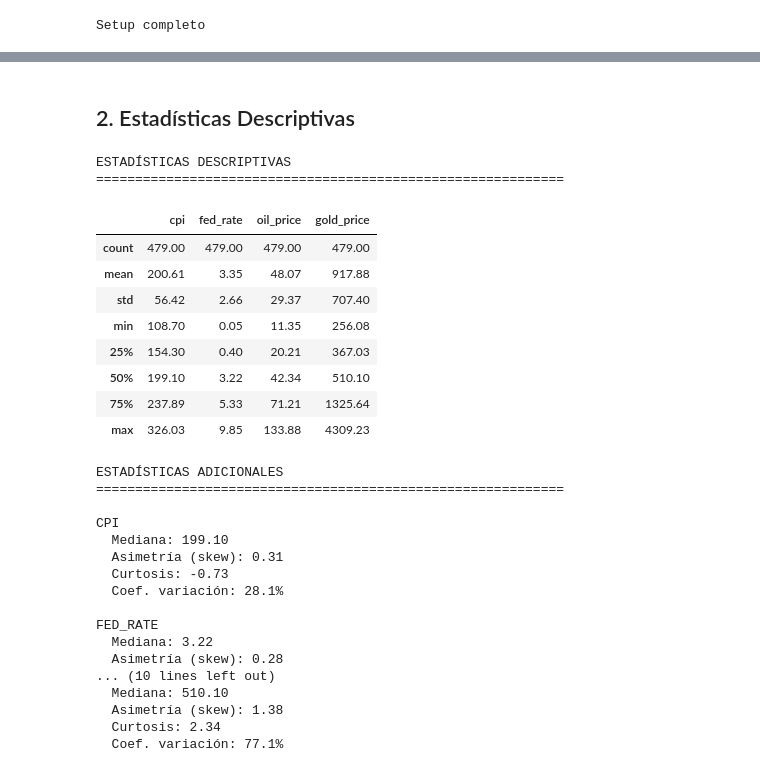
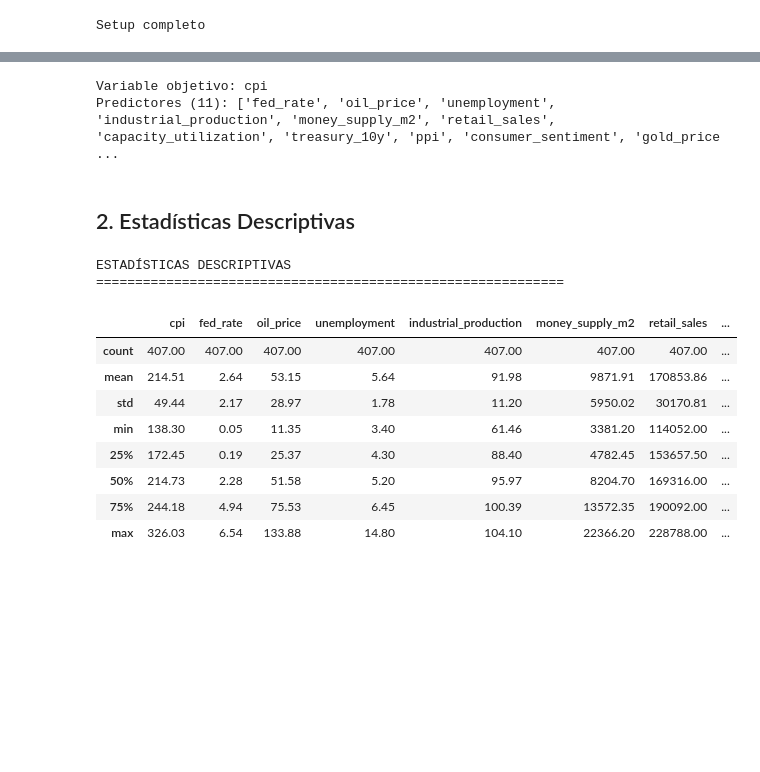
Before and after one commit to TotrepData/inflation-predictor, a Jupyter notebook: notebooks/02_eda.ipynb, the cells around one changed output, grey strips where cells are left out. Saved outputs shown, nothing was run; the diff lists cells and outputs as text; code cells hidden in the pictures; blank space fills up the shorter version.

```diff
--- a/notebooks/02_eda.ipynb
+++ b/notebooks/02_eda.ipynb
@@ -30,8 +44,11 @@ Setup completo
 # %%
 # Cargar datos
 df = pd.read_csv('data/processed/dataset_modelo.csv', parse_dates=['date'])
+df = df.set_index('date')
 
 print(f"Dataset cargado: {len(df)} filas")
-print(f"Período: {df['date'].min().strftime('%Y-%m')} a {df['date'].max().strftime('%Y-%m')}")
-print(f"Columnas: {list(df.columns)}")
+print(f"Período: {df.index.min().strftime('%Y-%m')} a {df.index.max().strftime('%Y-%m')}")
+print(f"\nColumnas ({len(df.columns)}):")
+for i, col in enumerate(df.columns, 1):
+    print(f"  {i:2}. {col}")
 # %% [output]
@@ -41,50 +71,32 @@ Columnas: ['date', 'cpi', 'fed_rate', 'oil_price', 'gold_price']
+# %%
+# Definir variables
+target = 'cpi'
+predictores = [col for col in df.columns if col != 'cpi']
+variables = [target] + predictores
+
+# Colores para gráficos
+colores = plt.cm.tab20(np.linspace(0, 1, len(variables)))
+
+print(f"Variable objetivo: {target}")
+print(f"Predictores ({len(predictores)}): {predictores}")
+# %% [output]
+Variable objetivo: cpi
+Predictores (11): ['fed_rate', 'oil_price', 'unemployment', 'industrial_production', 'money_supply_m2', 'retail_sales', 'capacity_utilization', 'treasury_10y', 'ppi', 'consumer_sentiment', 'gold_price ...
 # %% [markdown]
 ## 2. Estadísticas Descriptivas
 # %%
-# Variables numéricas
-variables = ['cpi', 'fed_rate', 'oil_price', 'gold_price']
-
 print("ESTADÍSTICAS DESCRIPTIVAS")
 print("=" * 60)
 df[variables].describe().round(2)
 # %% [output]
 ESTADÍSTICAS DESCRIPTIVAS
 ============================================================
-|  | cpi | fed_rate | oil_price | gold_price |
-| count | 479.00 | 479.00 | 479.00 | 479.00 |
-| mean | 200.61 | 3.35 | 48.07 | 917.88 |
-| std | 56.42 | 2.66 | 29.37 | 707.40 |
-| min | 108.70 | 0.05 | 11.35 | 256.08 |
-| 25% | 154.30 | 0.40 | 20.21 | 367.03 |
-| 50% | 199.10 | 3.22 | 42.34 | 510.10 |
-| 75% | 237.89 | 5.33 | 71.21 | 1325.64 |
-| max | 326.03 | 9.85 | 133.88 | 4309.23 |
+|  | cpi | fed_rate | oil_price | unemployment | industrial_production | money_supply_m2 | retail_sales | ... |
+| count | 407.00 | 407.00 | 407.00 | 407.00 | 407.00 | 407.00 | 407.00 | ... |
+| mean | 214.51 | 2.64 | 53.15 | 5.64 | 91.98 | 9871.91 | 170853.86 | ... |
+| std | 49.44 | 2.17 | 28.97 | 1.78 | 11.20 | 5950.02 | 30170.81 | ... |
+| min | 138.30 | 0.05 | 11.35 | 3.40 | 61.46 | 3381.20 | 114052.00 | ... |
+| 25% | 172.45 | 0.19 | 25.37 | 4.30 | 88.40 | 4782.45 | 153657.50 | ... |
+| 50% | 214.73 | 2.28 | 51.58 | 5.20 | 95.97 | 8204.70 | 169316.00 | ... |
+| 75% | 244.18 | 4.94 | 75.53 | 6.45 | 100.39 | 13572.35 | 190092.00 | ... |
+| max | 326.03 | 6.54 | 133.88 | 14.80 | 104.10 | 22366.20 | 228788.00 | ... |
-# %%
-# Estadísticas adicionales
-print("\nESTADÍSTICAS ADICIONALES")
-print("=" * 60)
-
-for var in variables:
-    print(f"\n{var.upper()}")
-    print(f"  Mediana: {df[var].median():.2f}")
-    print(f"  Asimetría (skew): {df[var].skew():.2f}")
-    print(f"  Curtosis: {df[var].kurtosis():.2f}")
-    print(f"  Coef. variación: {(df[var].std() / df[var].mean() * 100):.1f}%")
-# %% [output]
-ESTADÍSTICAS ADICIONALES
-============================================================
-
-CPI
-  Mediana: 199.10
-  Asimetría (skew): 0.31
-  Curtosis: -0.73
-  Coef. variación: 28.1%
-
-FED_RATE
-  Mediana: 3.22
-  Asimetría (skew): 0.28
-... (10 lines left out)
-  Mediana: 510.10
-  Asimetría (skew): 1.38
-  Curtosis: 2.34
-  Coef. variación: 77.1%
```
Also changed, not shown: parts of 51 cells of this notebook, 24 other files.
